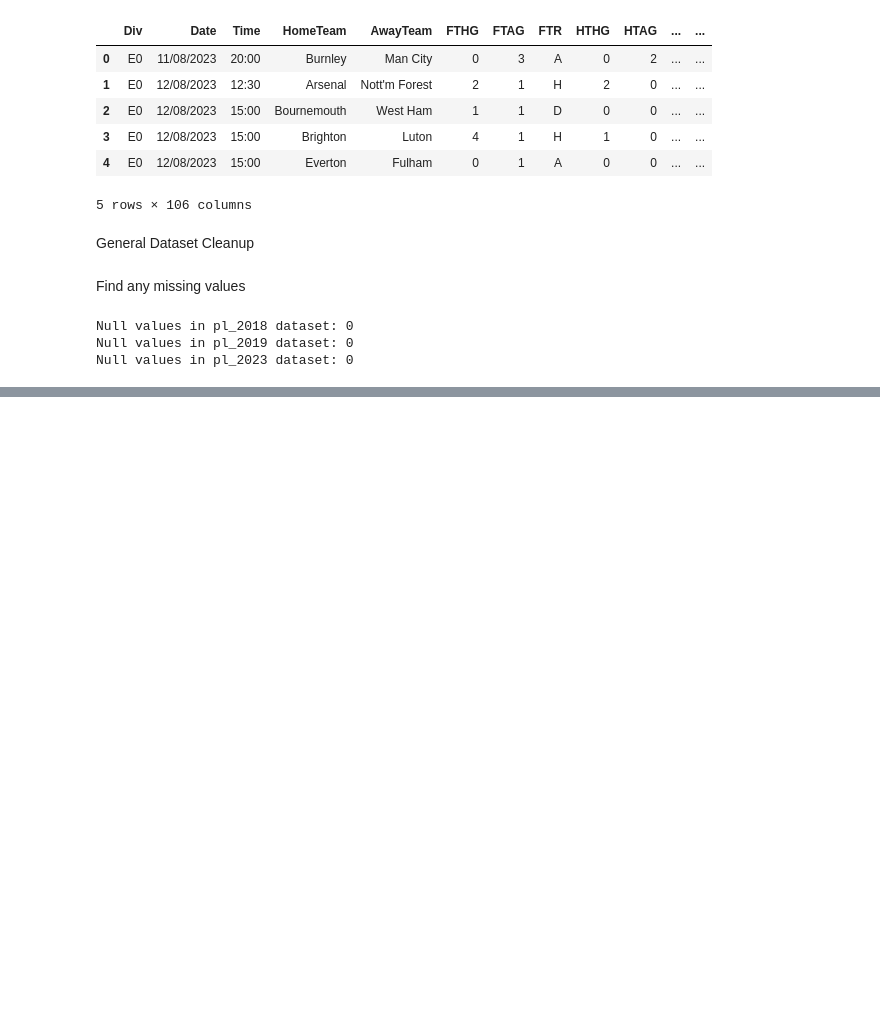
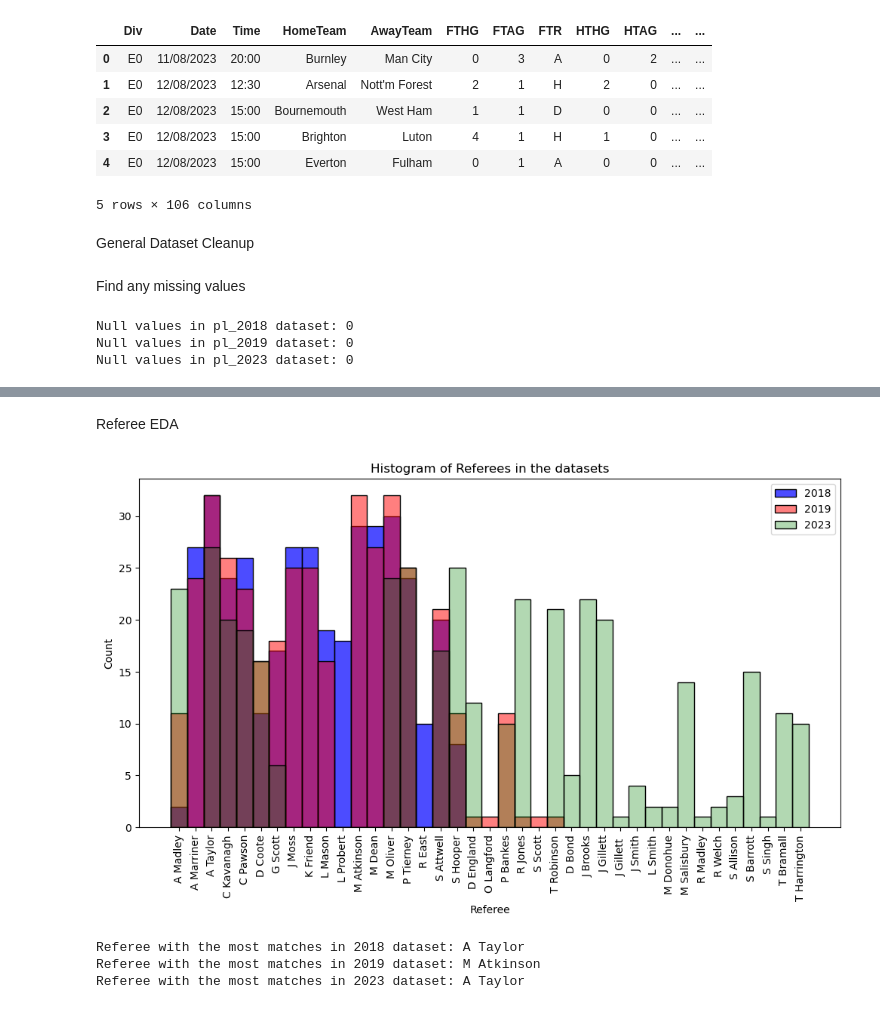
Before and after one commit to BhosaleAniket/MATH-189-Final-Project, a Jupyter notebook: final_project.ipynb, the cells around one changed output, grey strips where cells are left out. Saved outputs shown, nothing was run; the diff lists cells and outputs as text; code cells hidden in the pictures; blank space fills up the shorter version.

```diff
--- a/final_project.ipynb
+++ b/final_project.ipynb
@@ -75,0 +118,17 @@ Null values in pl_2023 dataset: 0
+# %%
+categorical_cols = [
+    'LeagueDivision',
+    'HomeTeam',
+    'AwayTeam',
+    'FullTimeResult',
+    'HalfTimeResult',
+    'Referee'
+]
+
+for col in categorical_cols:
+    if col in pl_2018.columns:
+        pl_2018[col] = pl_2018[col].astype('category')
+    if col in pl_2019.columns:
+        pl_2019[col] = pl_2019[col].astype('category')
+    if col in pl_2023.columns:
+        pl_2023[col] = pl_2023[col].astype('category')
@@ -75,0 +173,26 @@ Null values in pl_2023 dataset: 0
+# %% [markdown]
+Referee EDA
+# %%
+# plot the histogram of all the refrees in the datasets
+plt.figure(figsize=(12, 6))
+sns.histplot(pl_2018['Referee'], kde=False, color='blue', alpha=0.7)
+sns.histplot(pl_2019['Referee'], kde=False, color='red', alpha=0.5)
+sns.histplot(pl_2023['Referee'], kde=False, color='green', alpha=0.3)
+plt.xticks(rotation=90)
+plt.legend(['2018', '2019', '2023'])
+plt.title('Histogram of Referees in the datasets')
+plt.show()
+
+# refree with the most matches in the datasets
+most_matches_2018 = pl_2018['Referee'].value_counts().idxmax()
+most_matches_2019 = pl_2019['Referee'].value_counts().idxmax()
+most_matches_2023 = pl_2023['Referee'].value_counts().idxmax()
+
+print(f'Referee with the most matches in 2018 dataset: {most_matches_2018}')
+print(f'Referee with the most matches in 2019 dataset: {most_matches_2019}')
+print(f'Referee with the most matches in 2023 dataset: {most_matches_2023}')
+# %% [output]
+[figure, added]
+Referee with the most matches in 2018 dataset: A Taylor
+Referee with the most matches in 2019 dataset: M Atkinson
+Referee with the most matches in 2023 dataset: A Taylor
```
Also changed, not shown: parts of 12 cells of this notebook.
